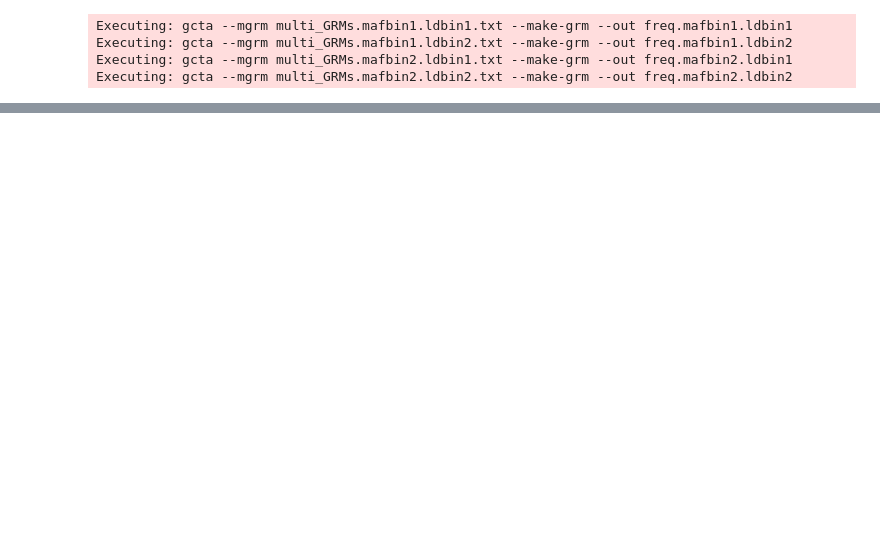
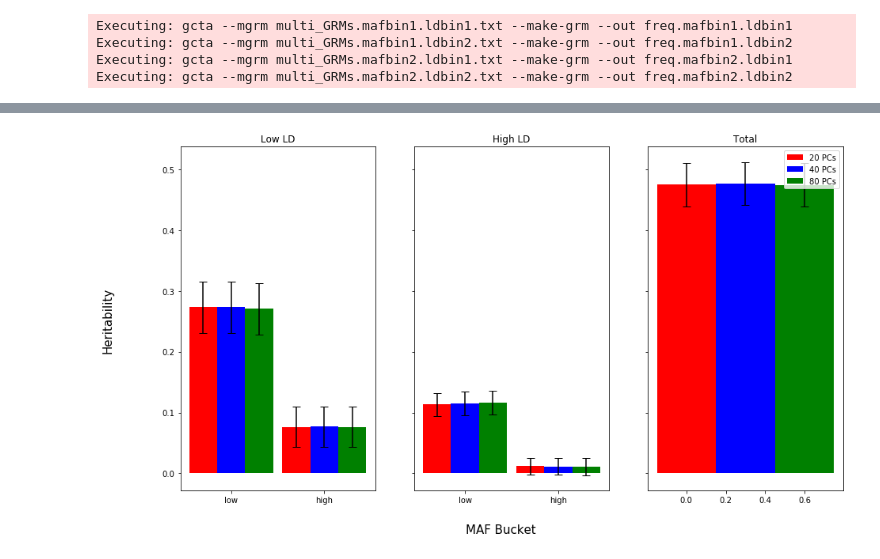
Before and after one commit to dvitale199/rare_variants, a Jupyter notebook: rare_variant_analysis.ipynb, the cells around one changed output, grey strips where cells are left out. Cells and saved outputs as stored; diff of their text form; code cells hidden in the pictures; blank space fills up the shorter version.

```diff
--- a/rare_variant_analysis.ipynb
+++ b/rare_variant_analysis.ipynb
@@ -636,0 +777,16 @@ ax2.title.set_text("High LD")
+# %%
+# hsq_var = hsq2[["Variance20","Variance40","Variance80","maf","ld"]]
+# hsq_melt = pd.melt(hsq2, id_vars=['maf','ld','SE20','SE40','SE80'], value_vars=['20_PCs','40_PCs','80_PCs'])
+# hsq_melt.rename(columns={'variable':'PCs','value':'Heritability'},inplace=True)
+# hsq_melt2 = pd.melt(hsq_melt, id_vars=['maf','ld','PCs','Heritability'], value_vars=['SE20','SE40','SE80'])
+# hsq_melt2.rename(columns={'value':'SE'}, inplace=True)
+# hsq_20 = hsq_melt2[hsq_melt2.PCs.str.contains('20') & hsq_melt2.variable.str.contains('20')]
+# hsq_40 = hsq_melt2[hsq_melt2.PCs.str.contains('40') & hsq_melt2.variable.str.contains('40')]
+# hsq_80 = hsq_melt2[hsq_melt2.PCs.str.contains('80') & hsq_melt2.variable.str.contains('80')]
+# hsq_final = hsq_20.append(hsq_40.append(hsq_80))
+# hsq_final.reset_index(drop=True, inplace=True)
+# low = hsq_final[hsq_final.ld=='low']
+# high = hsq_final[hsq_final.ld=='high']
+low = hsq2[hsq2.ld=='low_ld']
+high = hsq2[hsq2.ld=='high_ld']
+total = hsq2[hsq2.maf=='total']
@@ -636,0 +819,80 @@ ax2.title.set_text("High LD")
+# %%
+
+# colors = {'20_PCs':'red', '40_PCs':'blue', '80_PCs':'green'}
+barWidth = 0.3
+r1 = np.arange(len(low.maf))
+r2 = [x + barWidth for x in r1]
+r3 = [x + barWidth for x in r2]
+u = low['maf']
+x = np.arange(len(u))
+
+fig, (ax1, ax2, ax3) = plt.subplots(ncols=3, sharey=True, sharex=False)
+fig.set_figheight(8)
+fig.set_figwidth(15)
+
+
+low1 = ax1.bar(r1, low['20_PCs'], width = barWidth, yerr=low['SE20'], capsize=5, color='red')
+low2 = ax1.bar(r2, low['40_PCs'], width = barWidth, yerr=low['SE40'], capsize=5, color='blue')
+low3 = ax1.bar(r3, low['80_PCs'], width = barWidth, yerr=low['SE80'], capsize=5, color='green')
+ax1.title.set_text('Low LD')
+
+
+high1 = ax2.bar(r1, high['20_PCs'], width = barWidth, yerr=high['SE20'], capsize=5, color='red')
+high2 = ax2.bar(r2, high['40_PCs'], width = barWidth, yerr=high['SE40'], capsize=5, color='blue')
+high3 = ax2.bar(r3, high['80_PCs'], width = barWidth, yerr=high['SE80'], capsize=5, color='green')
+ax2.title.set_text('High LD')
+
+plt.legend(handles=[low1, low2, low3], labels=['20 PCs', '40 PCs', '80 PCs'], loc="upper right")
+plt.setp((ax1, ax2), xticks=[0.3, 1.3], xticklabels=['low', 'high'])
+fig.text(0.5, 0.04, 'MAF Bucket', va='center', ha='center', fontsize=15)
+fig.text(0.04, 0.5, 'Heritability', va='center', ha='center', rotation='vertical', fontsize=15)
+
+total1 = ax3.bar(0, total['20_PCs'], width = barWidth, yerr=total['SE20'], capsize=5, color='red')
+total2 = ax3.bar(.3, total['40_PCs'], width = barWidth, yerr=total['SE20'], capsize=5, color='blue')
+total3 = ax3.bar(.6, total['80_PCs'], width = barWidth, yerr=total['SE20'], capsize=5, color='green')
+ax3.title.set_text('Total')
+
+
+
+# barWidth = 0.3
+# r1 = np.arange(len(low.maf))
+# r2 = [x + barWidth for x in r1]
+# r3 = [x + barWidth for x in r2]
+# u = low['maf']
+# x = np.arange(len(u))
+
+# fig, (ax1, ax2) = plt.subplots(ncols=2, sharey=True, sharex=True)
+# fig.set_figheight(8)
+# fig.set_figwidth(15)
+
+
+# low1 = ax1.bar(r1, low['20_PCs'], width = barWidth, yerr=low['SE20'], capsize=5, color='red')
+# low2 = ax1.bar(r2, low['40_PCs'], width = barWidth, yerr=low['SE40'], capsize=5, color='blue')
+# low3 = ax1.bar(r3, low['80_PCs'], width = barWidth, yerr=low['SE80'], capsize=5, color='green')
+# ax1.title.set_text('Low LD')
+
+
+# high1 = ax2.bar(r1, high['20_PCs'], width = barWidth, yerr=high['SE20'], capsize=5, color='red')
+# high2 = ax2.bar(r2, high['40_PCs'], width = barWidth, yerr=high['SE40'], capsize=5, color='blue')
+# high3 = ax2.bar(r3, high['80_PCs'], width = barWidth, yerr=low['SE80'], capsize=5, color='green')
+# ax2.title.set_text('High LD')
+
+# plt.legend(handles=[low1, low2, low3], labels=['20 PCs', '40 PCs', '80 PCs'], loc="upper right")
+# plt.setp((ax1, ax2), xticks=[0.3, 1.3], xticklabels=['low', 'high'])
+# fig.text(0.5, 0.04, 'MAF Bucket', va='center', ha='center', fontsize=15)
+# fig.text(0.04, 0.5, 'Heritability', va='center', ha='center', rotation='vertical', fontsize=15)
+
+
+
+
+
+# fig, (ax1, ax2) = plt.subplots(ncols=2, sharey=True)
+# fig.set_figheight(8)
+# fig.set_figwidth(15)
+# sns.barplot(low.maf, low.Heritability, hue=low.PCs, ax=ax1)
+# ax1.title.set_text("Low LD")
+
+# sns.barplot(high.maf, high.Heritability, hue=high.PCs, ax=ax2)
+# ax2.title.set_text("High LD")
+# %% [output]
+[figure, added]
```
Also changed, not shown: parts of 37 cells of this notebook.
